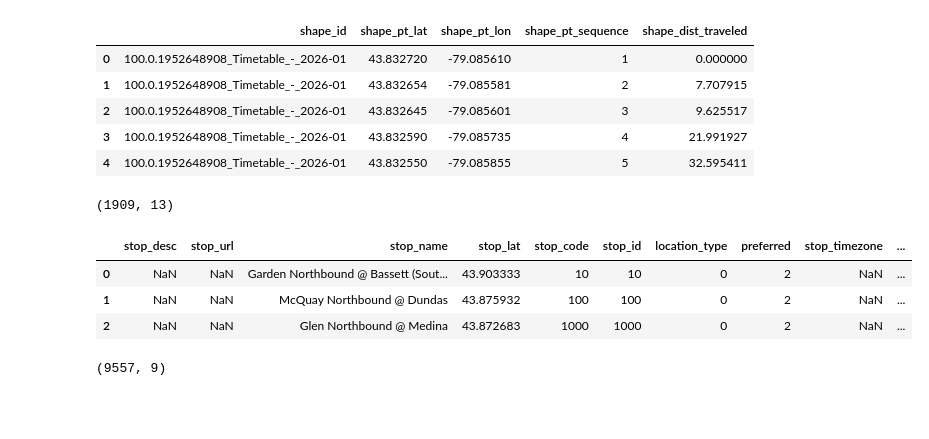
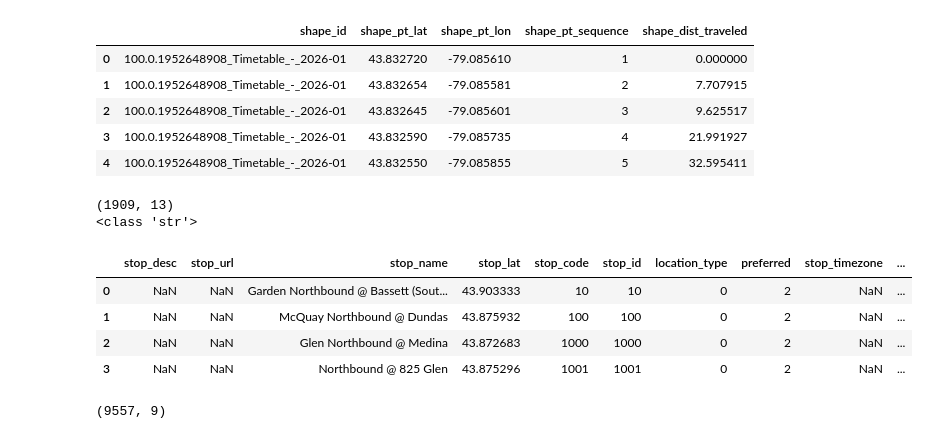
Before and after one commit to stefyperezg/smart-cities-tools, a Jupyter notebook: Transit/get_gtfs_data.ipynb, the cells around one changed output. Cells and saved outputs as stored; diff of their text form; code cells hidden in the pictures; blank space fills up the shorter version.

```diff
--- a/Transit/get_gtfs_data.ipynb
+++ b/Transit/get_gtfs_data.ipynb
@@ -34,0 +28,12 @@ MAX_POSITION_HISTORY = 3
+# %%
+# Configuration
+gtfs_static_dirs = {
+    "durham":{
+        "path":"GTFS_static/GTFS_Durham_TXT",
+        "last_retrieved": "2026-02-16"
+    },
+    "montreal":{
+        "path":"GTFS_static/GTFS_Montreal_TXT",
+        "last_retrieved": "2026-06-15"
+    }
+}
@@ -35,7 +65,8 @@ MAX_POSITION_HISTORY = 3
 # %% [markdown]
 Explorar las columnas y tipos de datos
 # %%
-routes = pd.read_csv(os.path.join(GTFS_DIRECTORY, "routes.txt"))
+city = "durham"  # Change to "montreal" for Montreal data
+routes = pd.read_csv(os.path.join(gtfs_static_dirs[city]["path"], "routes.txt"))
 print("Dimensiones de datos (filas,columnas)", routes.shape)
 routes.head()
 # %% [output]
@@ -60,14 +91,17 @@ shapes.head()
 | 3 | 100.0.1952648908_Timetable_-_2026-01 | 43.832590 | -79.085735 | 4 | 21.991927 |
 | 4 | 100.0.1952648908_Timetable_-_2026-01 | 43.832550 | -79.085855 | 5 | 32.595411 |
 # %%
-stops = pd.read_csv(os.path.join(GTFS_DIRECTORY, "stops.txt"))
+stops = pd.read_csv(os.path.join(gtfs_static_dirs[city]["path"], "stops.txt"))
 print(stops.shape)
 utils.df_to_geojson(stops, "stop_lat", "stop_lon", geometry_type="Point", output_file="geojson_layers/stops.geojson", group_by=None)
-stops.head(3)
+print(type(stops['stop_id'].iloc[0]))
+stops.head(4)
 # %% [output]
 (1909, 13)
+<class 'str'>
 |  | stop_desc | stop_url | stop_name | stop_lat | stop_code | stop_id | location_type | preferred | stop_timezone | ... |
 | 0 | NaN | NaN | Garden Northbound @ Bassett (Sout... | 43.903333 | 10 | 10 | 0 | 2 | NaN | ... |
 | 1 | NaN | NaN | McQuay Northbound @ Dundas | 43.875932 | 100 | 100 | 0 | 2 | NaN | ... |
 | 2 | NaN | NaN | Glen Northbound @ Medina | 43.872683 | 1000 | 1000 | 0 | 2 | NaN | ... |
+| 3 | NaN | NaN | Northbound @ 825 Glen | 43.875296 | 1001 | 1001 | 0 | 2 | NaN | ... |
 # %%
```
Also changed, not shown: parts of 13 cells of this notebook, 35 other files.
